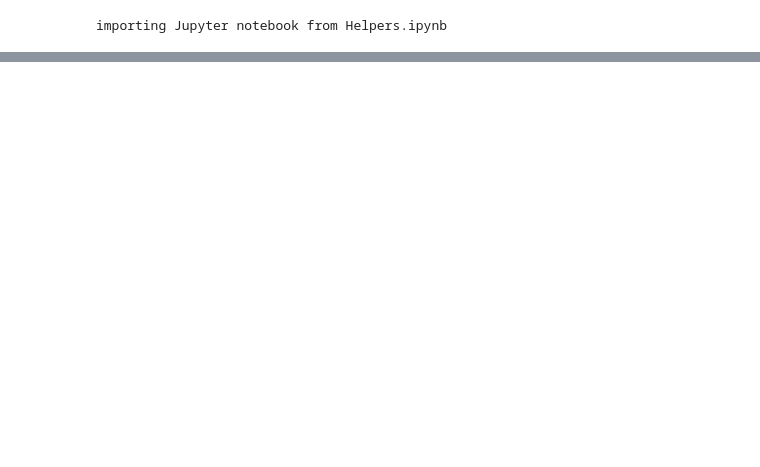
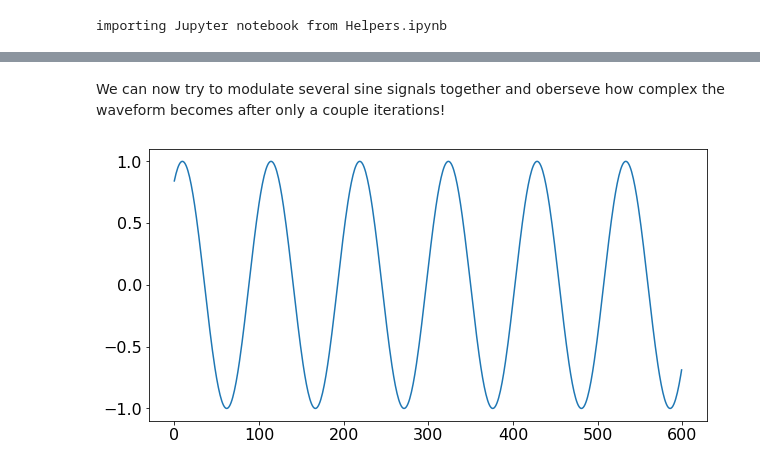
Before and after one commit to lucieperrotta/computersandmusic, a Jupyter notebook: Synthesizer.ipynb, the cells around one changed output, grey strips where cells are left out. Drawn from its saved outputs; the diff is of its cells as text; code cells hidden in the pictures; blank space fills up the shorter version.

```diff
--- a/Synthesizer.ipynb
+++ b/Synthesizer.ipynb
@@ -213,0 +293,10 @@ Audio("samples/lfo_sine2.wav", autoplay=False)
+# %% [markdown]
+We can now try to modulate several sine signals together and oberseve how complex the waveform becomes after only a couple iterations!
+# %%
+sine1 = sine(A=1, w=0.06, phi=-1, n=np.arange(2*fs, dtype=np.float32))
+plt.figure(figsize=figsize)
+plt.plot(sine1[:600])
+plt.show()
+write_audio(sine1, "samples/sine1.wav")
+# %% [output]
+[figure, added]
```
Also changed, not shown: parts of 87 cells of this notebook.
